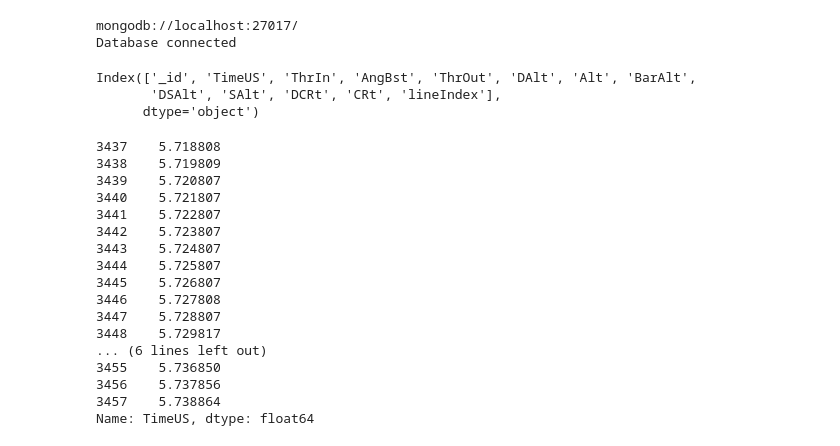
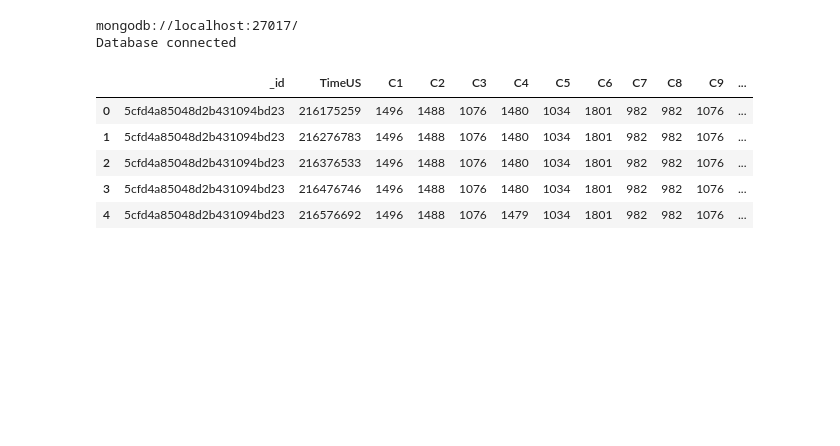
Before and after one commit to Husseinjd/DroneCrashDetection, a Jupyter notebook: analysis/segmentation_analysis.ipynb, the cells around one changed output. Saved outputs shown, nothing was run; the diff lists cells and outputs as text; code cells hidden in the pictures; blank space fills up the shorter version.

```diff
--- a/analysis/segmentation_analysis.ipynb
+++ b/analysis/segmentation_analysis.ipynb
@@ -28,33 +28,16 @@ dt.extractinfo(export=False,single_file=False)
 mongodb://localhost:27017/
 Database connected
 # %%
-df_rcout = pd.DataFrame(dt.dbconnector.query('CTUN_sample2.log'))
+df = pd.DataFrame(dt.dbconnector.query('RCIN_sample_testing/sample2'))
-# %%
-df_rcout.columns
-# %% [output]
-Index(['_id', 'TimeUS', 'ThrIn', 'AngBst', 'ThrOut', 'DAlt', 'Alt', 'BarAlt',
-       'DSAlt', 'SAlt', 'DCRt', 'CRt', 'lineIndex'],
-      dtype='object')
-# %%
-df_rcout.TimeUS[3437:3458] / 100000000
-# %% [output]
-3437    5.718808
-3438    5.719809
-3439    5.720807
-3440    5.721807
-3441    5.722807
-3442    5.723807
-3443    5.724807
-3444    5.725807
-3445    5.726807
-3446    5.727808
-3447    5.728807
-3448    5.729817
-... (6 lines left out)
-3455    5.736850
-3456    5.737856
-3457    5.738864
-Name: TimeUS, dtype: float64
+# %%
+df.head()
+# %% [output]
+|  | _id | TimeUS | C1 | C2 | C3 | C4 | C5 | C6 | C7 | C8 | C9 | ... |
+| 0 | 5cfd4a85048d2b431094bd23 | 216175259 | 1496 | 1488 | 1076 | 1480 | 1034 | 1801 | 982 | 982 | 1076 | ... |
+| 1 | 5cfd4a85048d2b431094bd23 | 216276783 | 1496 | 1488 | 1076 | 1480 | 1034 | 1801 | 982 | 982 | 1076 | ... |
+| 2 | 5cfd4a85048d2b431094bd23 | 216376533 | 1496 | 1488 | 1076 | 1480 | 1034 | 1801 | 982 | 982 | 1076 | ... |
+| 3 | 5cfd4a85048d2b431094bd23 | 216476746 | 1496 | 1488 | 1076 | 1480 | 1034 | 1801 | 982 | 982 | 1076 | ... |
+| 4 | 5cfd4a85048d2b431094bd23 | 216576692 | 1496 | 1488 | 1076 | 1479 | 1034 | 1801 | 982 | 982 | 1076 | ... |
 # %%
 # runvsg = []
 fig, ax = plt.subplots(figsize=(20,10))
```
Also changed, not shown: parts of 7 cells of this notebook, 19 other files.
